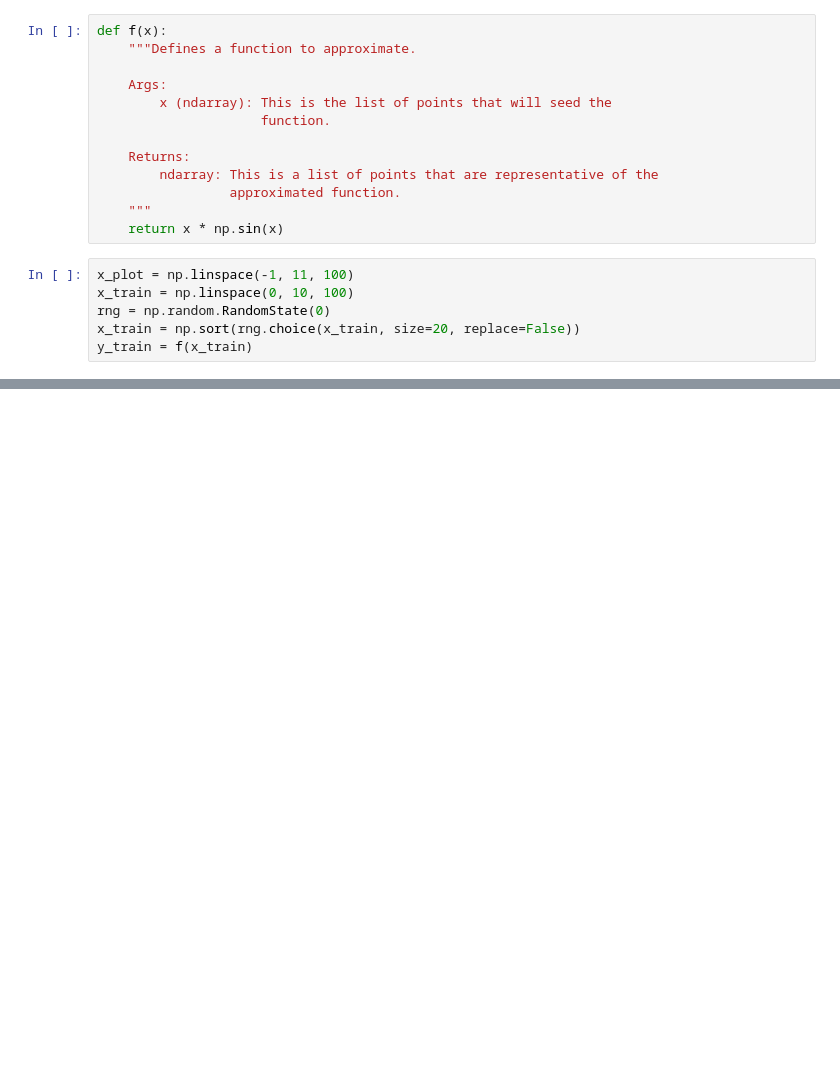
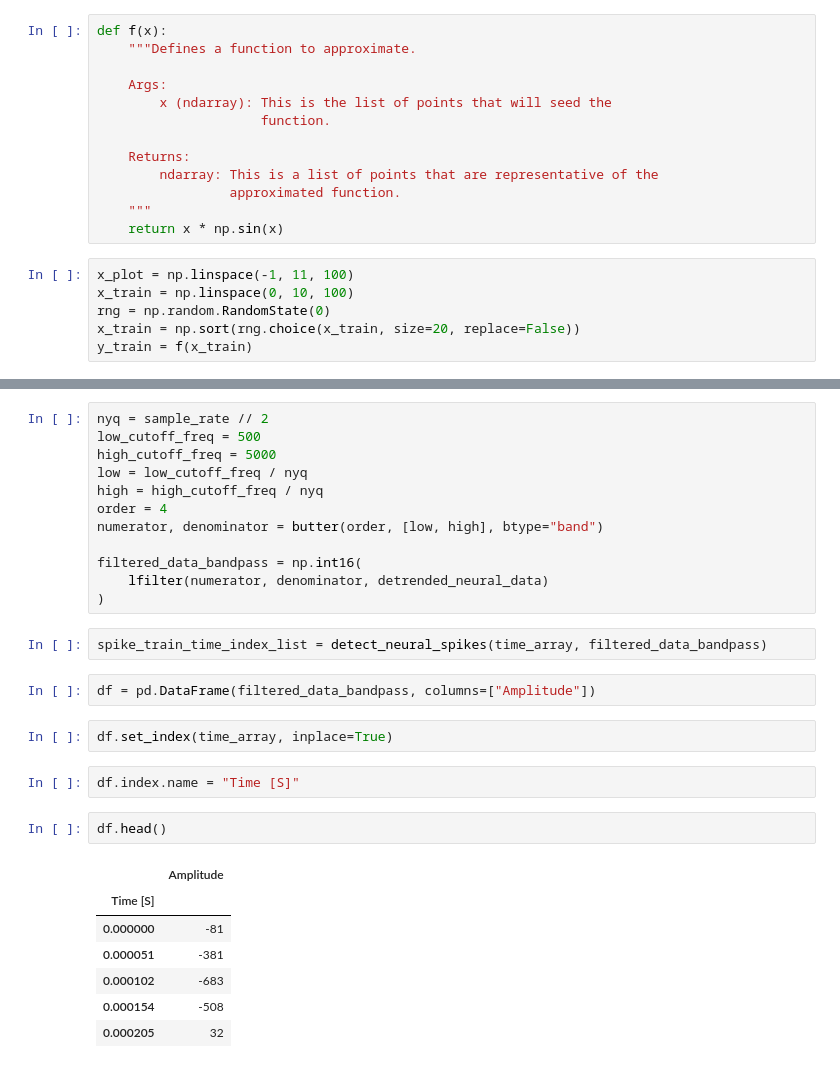
Before and after one commit to efwoods/Neuralink-Compression-Challenge, a Jupyter notebook: analysis/tutorials/polynomial-interpolation.ipynb, the cells around one changed output, grey strips where cells are left out. Saved outputs shown, nothing was run; the diff lists cells and outputs as text; blank space fills up the shorter version.

```diff
--- a/analysis/tutorials/polynomial-interpolation.ipynb
+++ b/analysis/tutorials/polynomial-interpolation.ipynb
@@ -61,0 +402,30 @@ plt.show()
+# %%
+nyq = sample_rate // 2
+low_cutoff_freq = 500
+high_cutoff_freq = 5000
+low = low_cutoff_freq / nyq
+high = high_cutoff_freq / nyq
+order = 4
+numerator, denominator = butter(order, [low, high], btype="band")
+
+filtered_data_bandpass = np.int16(
+    lfilter(numerator, denominator, detrended_neural_data)
+)
+# %%
+spike_train_time_index_list = detect_neural_spikes(time_array, filtered_data_bandpass)
+# %%
+df = pd.DataFrame(filtered_data_bandpass, columns=["Amplitude"])
+# %%
+df.set_index(time_array, inplace=True)
+# %%
+df.index.name = "Time [S]"
+# %%
+df.head()
+# %% [output]
+|  | Amplitude |
+| Time [S] |  |
+| 0.000000 | -81 |
+| 0.000051 | -381 |
+| 0.000102 | -683 |
+| 0.000154 | -508 |
+| 0.000205 | 32 |
```
Also changed, not shown: parts of 19 cells of this notebook, 1 other file.
